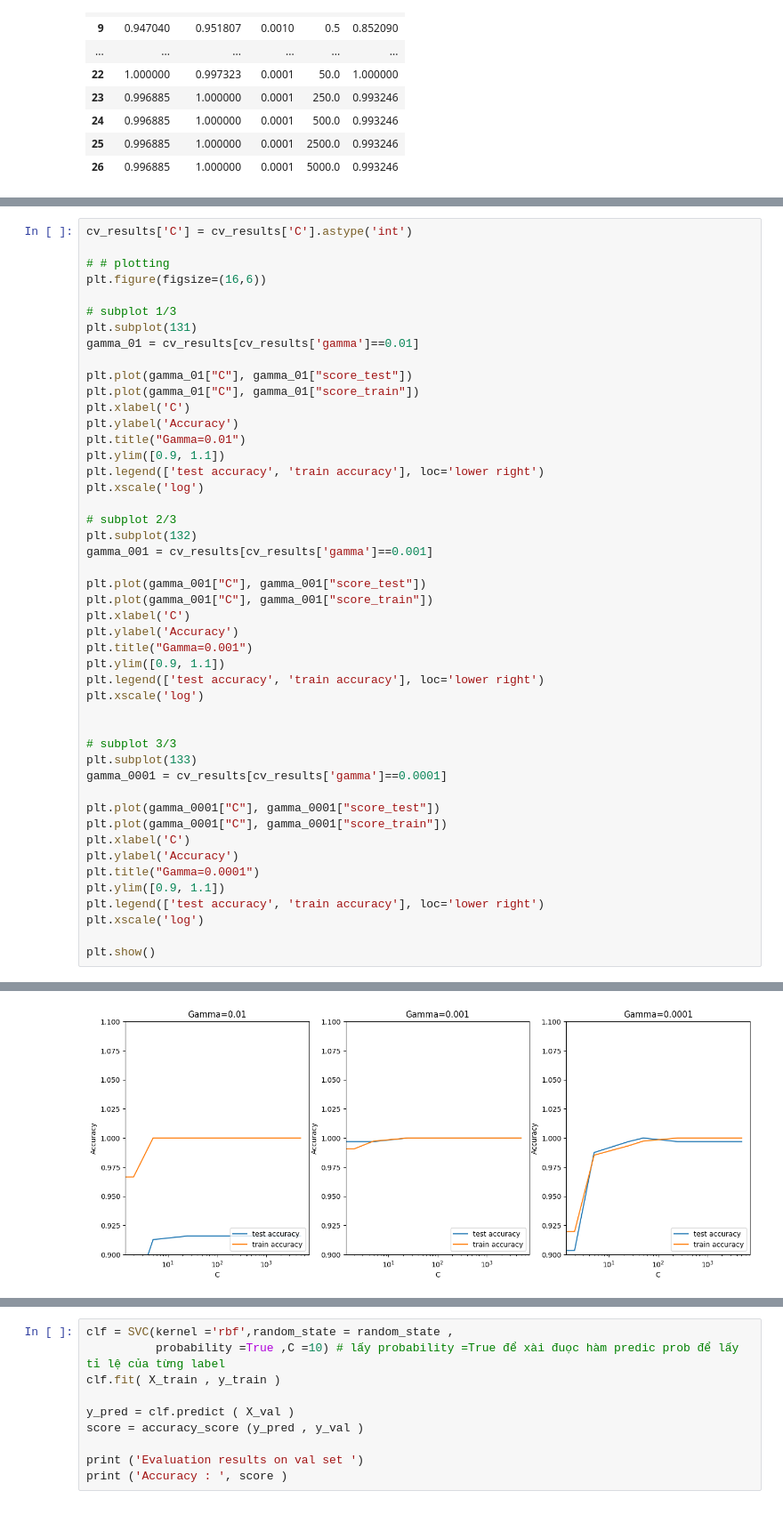
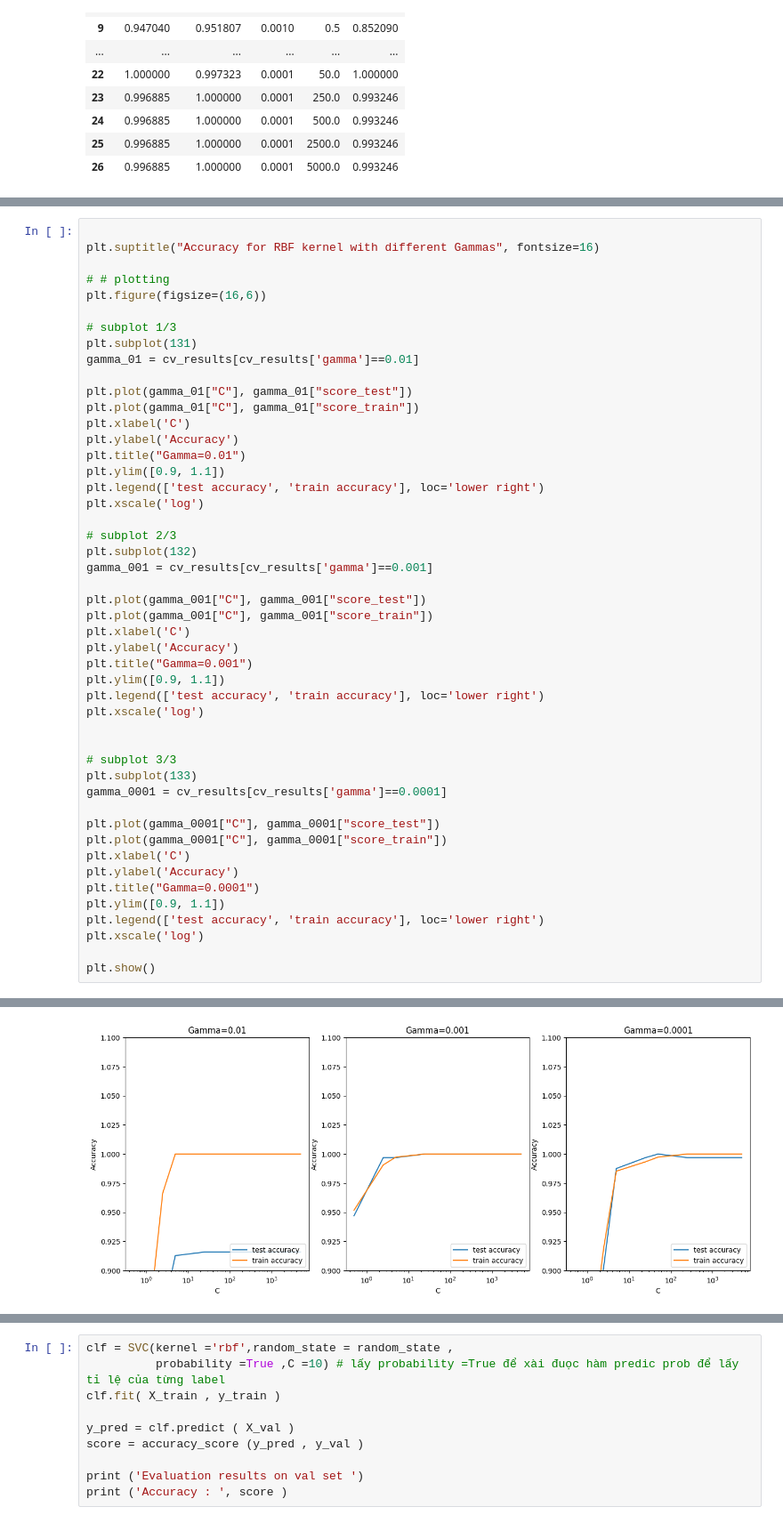
Before and after one commit to vinhvucsau/Trafic_Sign_Detection, a Jupyter notebook: Traffic-Sign-Detection.ipynb, the cells around one changed output, grey strips where cells are left out. Shown at 89% size. Drawn from its saved outputs; the diff is of its cells as text.

```diff
--- a/Traffic-Sign-Detection.ipynb
+++ b/Traffic-Sign-Detection.ipynb
@@ -197,5 +241,6 @@ cv_results
 # %%
-cv_results['C'] = cv_results['C'].astype('int')
+
+plt.suptitle("Accuracy for RBF kernel with different Gammas", fontsize=16)
 
 # # plotting
 plt.figure(figsize=(16,6))
@@ -245 +291 @@ plt.show()
-[figure, old version]
+[figure, new version]
```
Also changed, not shown: parts of 4 cells of this notebook.
